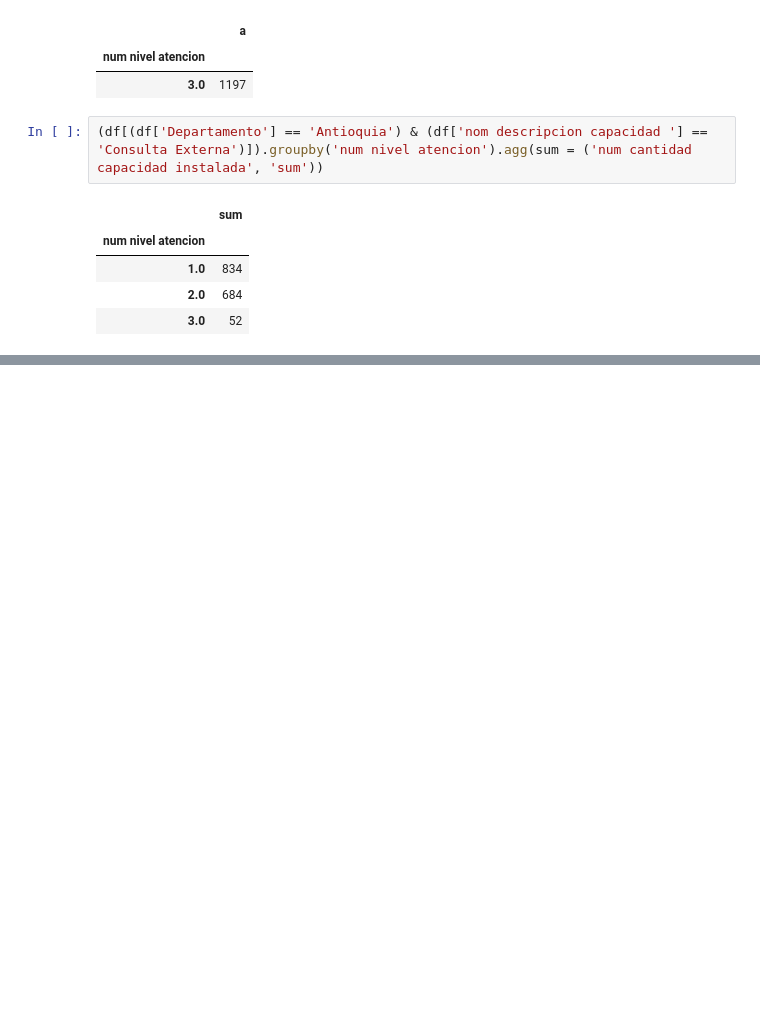
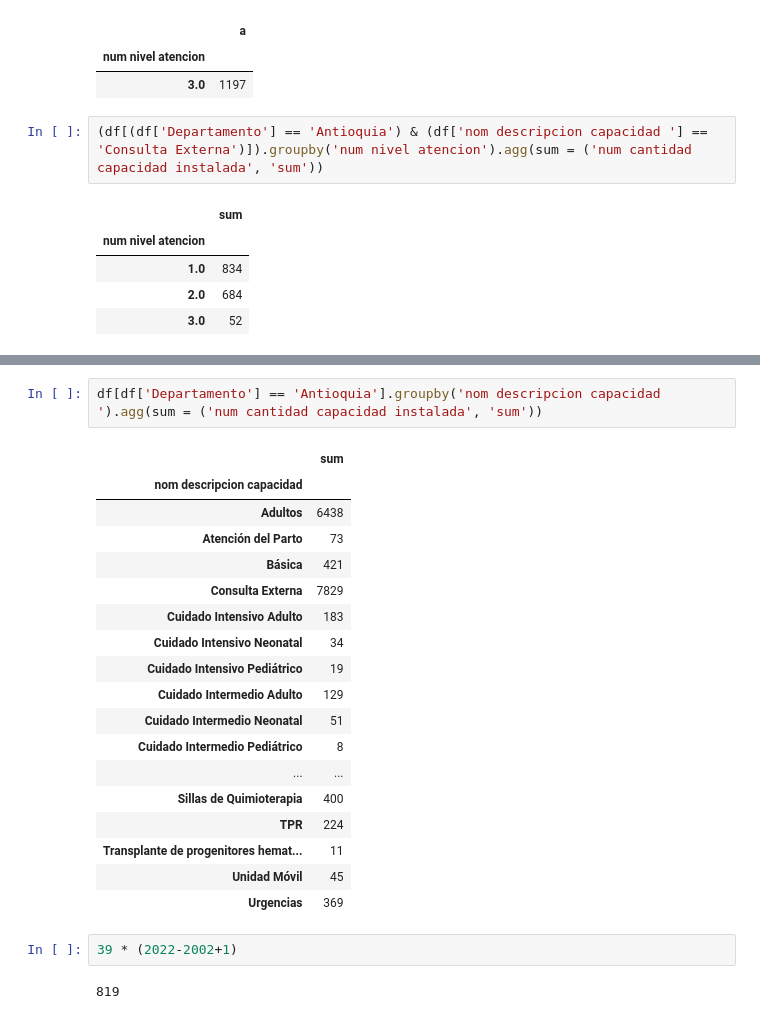
Before and after one commit to ProyectoDeGrado-2023-20/PG, a Jupyter notebook: IPS.ipynb, the cells around one changed output, grey strips where cells are left out. Drawn from its saved outputs; the diff is of its cells as text; blank space fills up the shorter version.

```diff
--- a/IPS.ipynb
+++ b/IPS.ipynb
@@ -140,0 +188,25 @@ array(['CONSULTORIOS'], dtype=object)
+# %%
+df[df['Departamento'] == 'Antioquia'].groupby('nom descripcion capacidad ').agg(sum = ('num cantidad capacidad instalada', 'sum'))
+# %% [output]
+|  | sum |
+| nom descripcion capacidad |  |
+| Adultos | 6438 |
+| Atención del Parto | 73 |
+| Básica | 421 |
+| Consulta Externa | 7829 |
+| Cuidado Intensivo Adulto | 183 |
+| Cuidado Intensivo Neonatal | 34 |
+| Cuidado Intensivo Pediátrico | 19 |
+| Cuidado Intermedio Adulto | 129 |
+| Cuidado Intermedio Neonatal | 51 |
+| Cuidado Intermedio Pediátrico | 8 |
+| ... | ... |
+| Sillas de Quimioterapia | 400 |
+| TPR | 224 |
+| Transplante de progenitores hemat... | 11 |
+| Unidad Móvil | 45 |
+| Urgencias | 369 |
+# %%
+39 * (2022-2002+1)
+# %% [output]
+819
```
Also changed, not shown: parts of 3 cells of this notebook, 37 other files.
